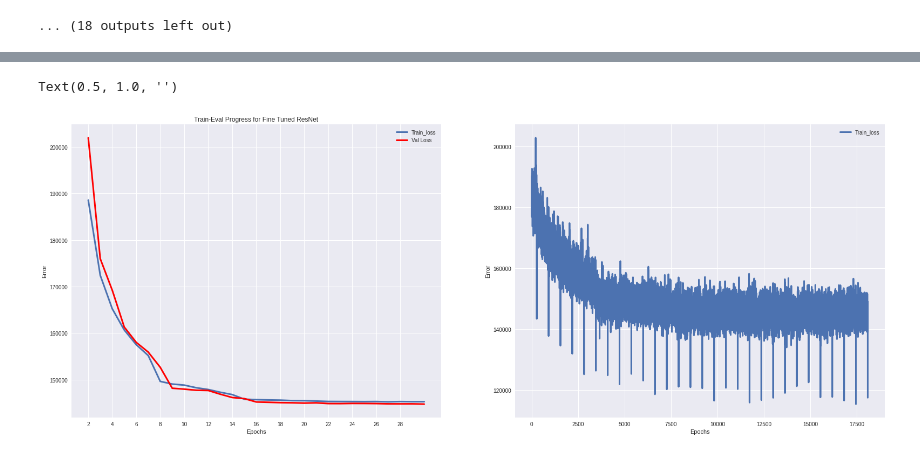
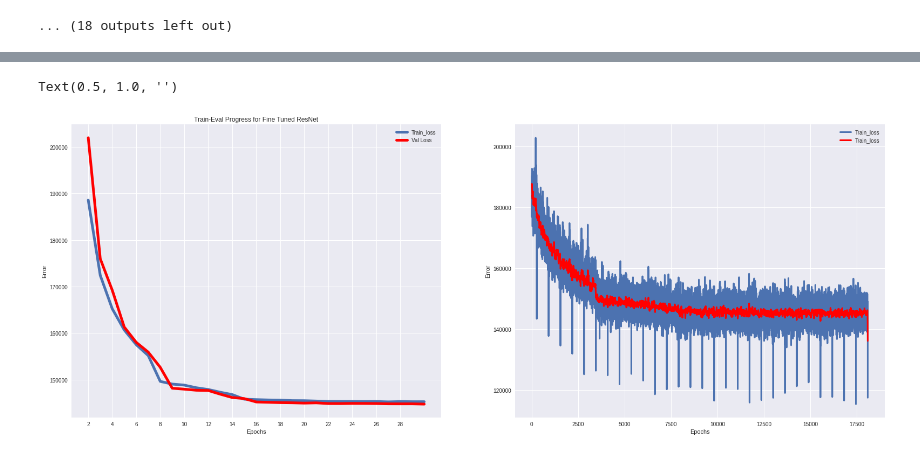
Before and after one commit to vardeep-sandhu/CudaLab, a Jupyter notebook: Sheet06/Sheet06.ipynb, the cells around one changed output, grey strips where cells are left out. Saved outputs shown, nothing was run; the diff lists cells and outputs as text; code cells hidden in the pictures.

```diff
--- a/Sheet06/Sheet06.ipynb
+++ b/Sheet06/Sheet06.ipynb
@@ -49,6 +51,16 @@ class CelebA_Dataset(Dataset):
         return self.transform(img)
 
     def __getitem__(self, idx):
+        if type(idx) != int:
+            file_names = [os.path.join(self.img_dir, self.img_names[id]) for id in idx]
+            imgs = []
+            for name in file_names:
+                img = np.array(Image.open(name))
+                if self.transform:
+                    img = self.t(img)
+                imgs.append(img)
+            return np.stack(imgs)
+
         file_name = os.path.join(self.img_dir, self.img_names[idx])
         img = np.array(Image.open(file_name))
 
@@ -306,6 +321,10 @@ def loading_model(model, path):
     epoch = checkpoint['epoch']
     stats = checkpoint['stats']
     return model, optimizer, epoch, stats
+
+def smooth(f):
+    smooth_f = savgol_filter(f, 51, 3)
+    return smooth_f
 # %%
 def training_full_model(model, train_loader, valid_loader, num_epochs):
     LR = 3e-4
@@ -358,25 +386,28 @@ After 16 epochs the loss never really changed. But if we observe closly we see t
 # %%
 plt.style.use('seaborn')
 fig, ax = plt.subplots(1,2)
 fig.set_size_inches(27, 10)
 
-ax[0].plot(stats['epoch'][1:], stats['train_loss'][1:], label="Train_loss", linewidth=3)
-ax[0].plot(stats['epoch'][1:], stats['val_loss'][1:], label="Val Loss", c='red', linewidth=3)
+smooth_loss = smooth(stats['loss_iters'][1000:])
+ax[0].plot(stats['epoch'][1:], stats['train_loss'][1:], label="Train_loss", linewidth=5)
+ax[0].plot(stats['epoch'][1:], stats['val_loss'][1:], label="Val Loss", c='red', linewidth=5)
 ax[0].legend(loc='best')
 ax[0].set_xlabel("Epochs")
 ax[0].set_ylabel("Error")
 ax[0].set_xticks(np.arange(2, 29, step=2))
 
 ax[0].set_title("Train-Eval Progress for Fine Tuned ResNet")
 
 
 ax[1].plot(stats['loss_iters'][1000:], label="Train_loss", linewidth=3)
+ax[1].plot(smooth_loss, label="Train_loss", linewidth=3, c='red')
+
 ax[1].legend(loc='best')
 ax[1].set_xlabel("Epochs")
 ax[1].set_ylabel("Error")
 # ax[1].set_xticks(np.arange(2, 29, step=2))
 
 ax[1].set_title("")
 # %% [output]
 Text(0.5, 1.0, '')
-[figure, old version]
+[figure, new version]
```
Also changed, not shown: parts of 17 cells of this notebook.
